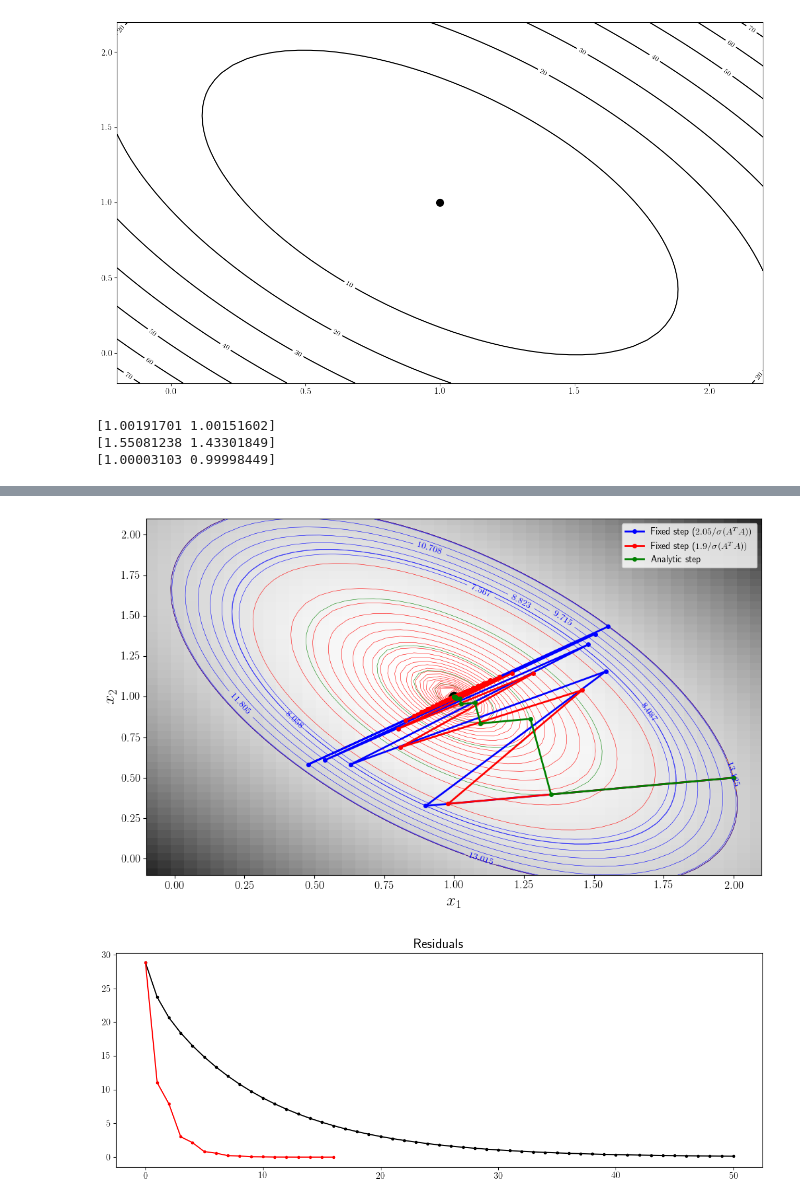
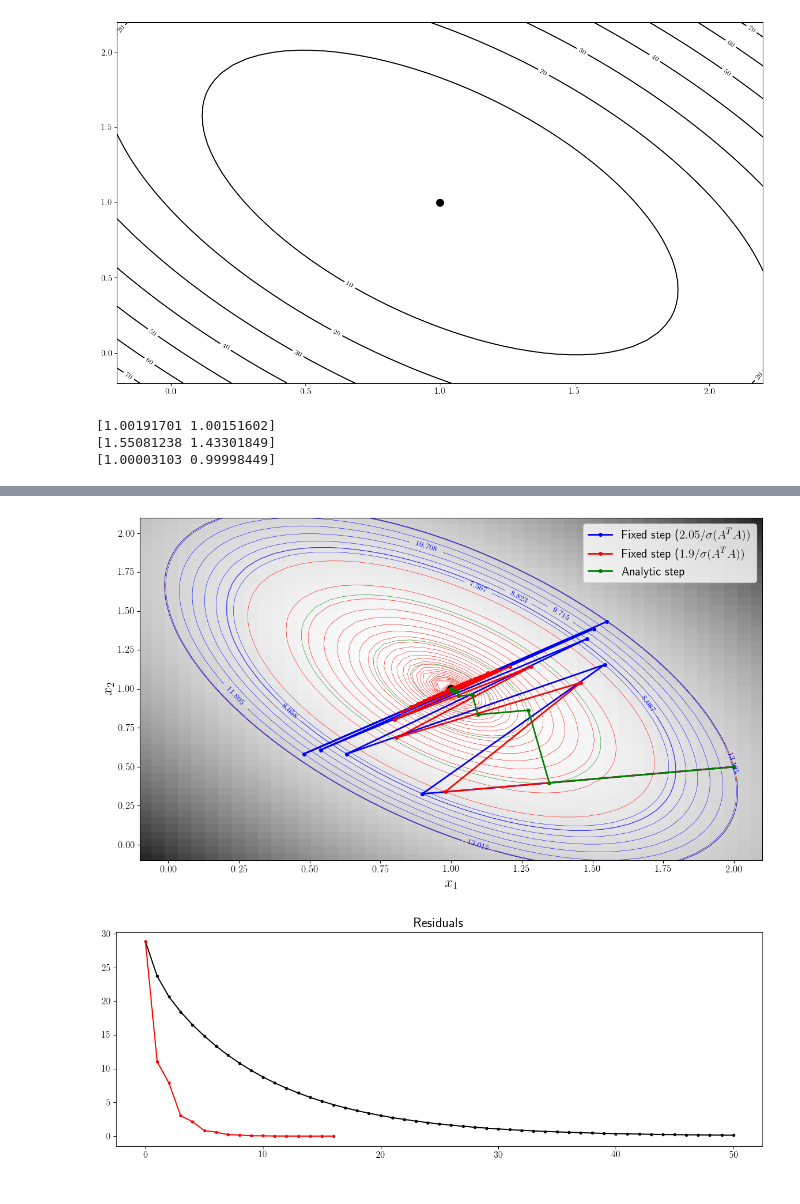
Before and after one commit to DIG-Kaust/MDD-StochasticSolvers, a Jupyter notebook: notebooks/others/SteepestDescent.ipynb, the cells around one changed output, grey strips where cells are left out. Saved outputs shown, nothing was run; the diff lists cells and outputs as text; code cells hidden in the pictures.

```diff
--- a/notebooks/others/SteepestDescent.ipynb
+++ b/notebooks/others/SteepestDescent.ipynb
@@ -115,11 +115,12 @@ ax.plot(msd[0], msd[1], '.-r', lw=2, ms=8, label=r'Fixed step ($1.9 / \sigma(A^T
 ax.plot(msdana[0], msdana[1], '.-g', lw=2, ms=8, label='Analytic step')
 ax.set_xlabel(r'$x_1$');
 ax.set_ylabel(r'$x_2$');
-ax.legend();
+ax.legend(prop={'size': 15})
 ax.axis('tight');
 ax.set_xlim(-0.1, 2.1);
 ax.set_ylim(-0.1, 2.1);
-#plt.savefig('Figs/Paper/Steepest.eps', dpi=150)
+plt.tight_layout()
+plt.savefig('../../Figs/Paper/Steepest.eps', dpi=150)
 # %% [output]
 [1.00191701 1.00151602]
 [1.55081238 1.43301849]
@@ -127,4 +129,4 @@ ax.set_ylim(-0.1, 2.1);
-[figure, old version]
+[figure, new version]
 # %%
 fig, ax = plt.subplots(1, 1, figsize=(15, 5))
 ax.plot(rsd, '.-k')
```
Also changed, not shown: parts of 1 cell of this notebook, 1 other file.
